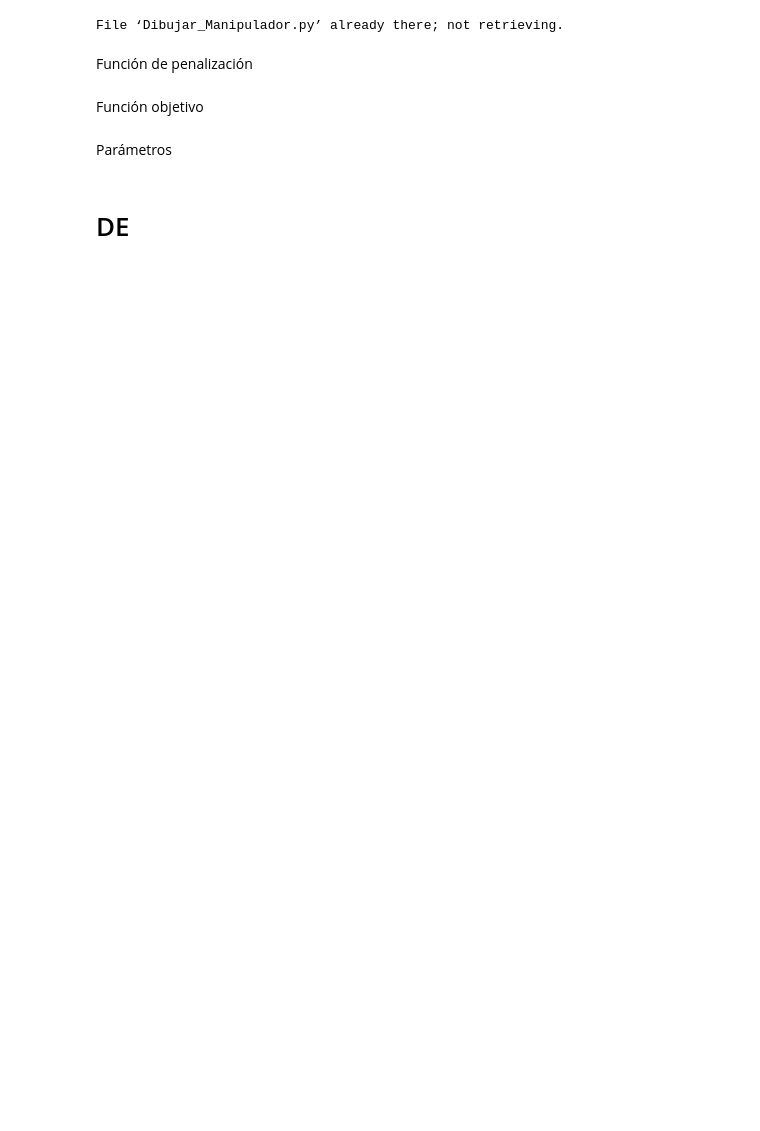
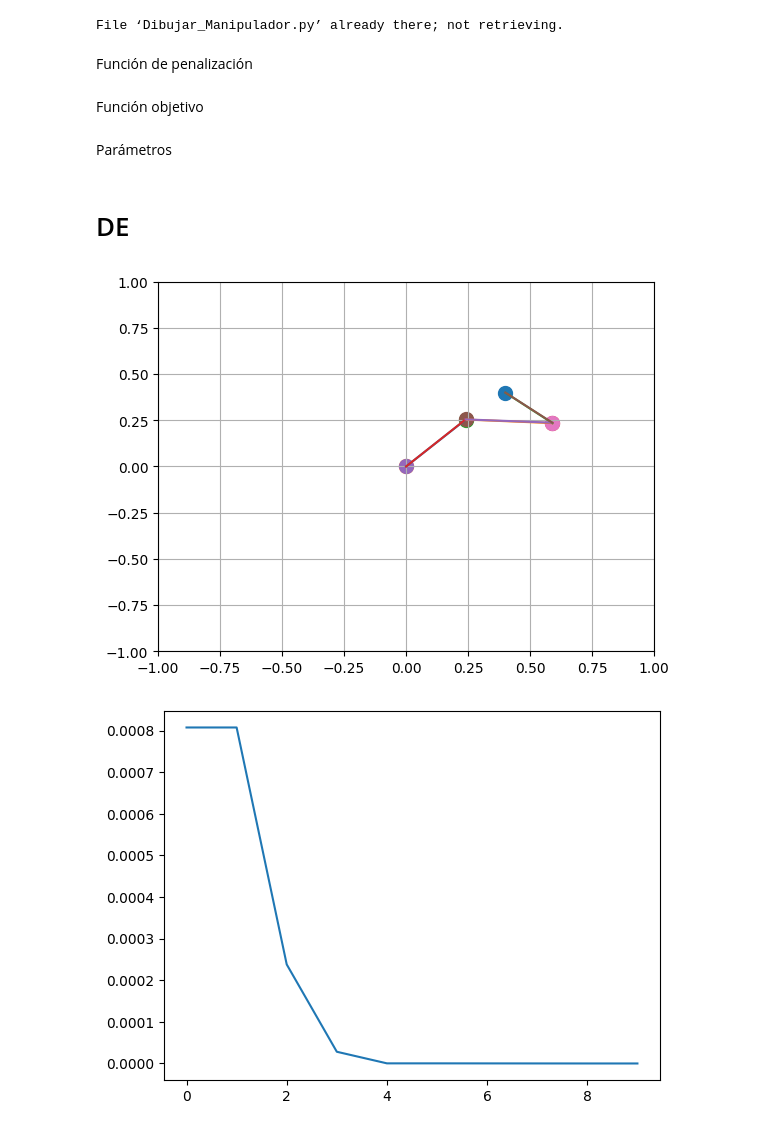
Before and after one commit to valeriamarr/Practica.1-ValeriaMar, a Jupyter notebook: 14 Cinemática Inversa/Cinemática_inversa_IK.ipynb, the cells around one changed output. Drawn from its saved outputs; the diff is of its cells as text; code cells hidden in the pictures; blank space fills up the shorter version.

```diff
--- a/14 Cinemática Inversa/Cinemática_inversa_IK.ipynb
+++ b/14 Cinemática Inversa/Cinemática_inversa_IK.ipynb
@@ -24,8 +24,8 @@ def Penalty(x, xl, xu):
 # %% [markdown]
 Función objetivo
 # %%
-f = lambda q: 0.5*np.sum((pd-(FK(q)))**2)                   # <----------------- Completar
-fp = lambda x, xl, xu: f(x)+beta*(Penalty(x,xl,xu))      # <----------------- Completar
+f = lambda q: 0.5*np.sum((pd-p(q[0], q[1], q[2]))**2)
+fp = lambda x, xl, xu: f(x)+beta*(Penalty(x,xl,xu))          # <----------------- Completar
 # %% [markdown]
 Parámetros
 # %%
@@ -36,16 +36,16 @@ a_2 = 0.35
 a_3 = 0.25
 
 beta = 1000
-xl =                    # <----------------- Completar
-xu =                    # <----------------- Completar
+xl = np.array([-np.pi,-np.pi,-np.pi])                    # <----------------- Completar
+xu = np.array([np.pi,np.pi,np.pi])                    # <----------------- Completar
 
 
-G =                     # <----------------- Completar
-N =                     # <----------------- Completar
+G = 10                    # <----------------- Completar
+N = 60                   # <----------------- Completar
 D = 3
 
-F =                     # <----------------- Completar
-CR =                    # <----------------- Completar
+F =  0.3                   # <----------------- Completar
+CR =   0.7                 # <----------------- Completar
 # %% [markdown]
 # DE
 # %%
@@ -57,48 +57,74 @@ fitness = np.zeros(N)
 
 for i in range(N):
     x[:, i] = xl + (xu - xl) * np.random.rand(D)
-    fitness[i] = f(x[:, i])
+    fitness[i] = fp(x[:, i], xl, xu)
 
 fx_plot = np.zeros(G)
 
 for n in range(G):
     if animacion:
         for i in range(0,N,50):
-          display.display(plt.gcf())
-          display.clear_output(wait=True)
-          plt.scatter(pd[0], pd[1], marker='o', s=100)
-          dibujar_manipulador(x[:, i])
+            display.display(plt.gcf())
+            display.clear_output(wait=True)
+            plt.clf()
+            plt.scatter(pd[0], pd[1], marker='o', s=100)
+            dibujar_manipulador(x[:, i])
+            plt.grid(True)
 
     for i in range(N):
         # Mutación
+        r1 = i
+        while r1 == i:
+            r1 = np.random.randint(N)
 
+        r2 = r1
+        while r2 == r1 or r2 == i:
+            r2 = np.random.randint(N)
+
+        best = np.argmin(fitness)
+
+        v = x[:, best] + F * (x[:, r1] - x[:, r2])
 
         # Recombinación
+        u = np.zeros(D)
+        k = np.random.randint(D)
 
+        for j in range(D):
+            r = np.random.rand()
+
+            if r <= CR or j == k:
+                u[j] = v[j]
+            else:
+                u[j] = x[j, i]
 
         # Selección
-
+        fitness_u = fp(u, xl, xu)
 
         if fitness_u < fitness[i]:
             x[:, i] = u.copy()
             fitness[i] = fitness_u
 
     fx_plot[n] = np.min(fitness)
 
 igb = np.argmin(fitness)
 
 q = x[:, igb]
 
 theta_1 = q[0]
 theta_2 = q[1]
 theta_3 = q[2]
 
-p = np.array([a_2*np.cos(theta_1 + theta_2) + a_1*np.cos(theta_1) + a_3*np.cos(theta_1 + theta_2 + theta_3),
-                a_2*np.sin(theta_1 + theta_2) + a_1*np.sin(theta_1) + a_3*np.sin(theta_1 + theta_2 + theta_3)])
+p_final = np.array([a_2*np.cos(theta_1 + theta_2) + a_1*np.cos(theta_1) + a_3*np.cos(theta_1 + theta_2 + theta_3),
+                    a_2*np.sin(theta_1 + theta_2) + a_1*np.sin(theta_1) + a_3*np.sin(theta_1 + theta_2 + theta_3)])
 
 display.display(plt.gcf())
 display.clear_output(wait=True)
 dibujar_manipulador(q)
+plt.grid(True)
 
 plt.show()
 plt.plot(fx_plot)
+plt.show()
+# %% [output]
+[figure, added]
+[figure, added]
```
